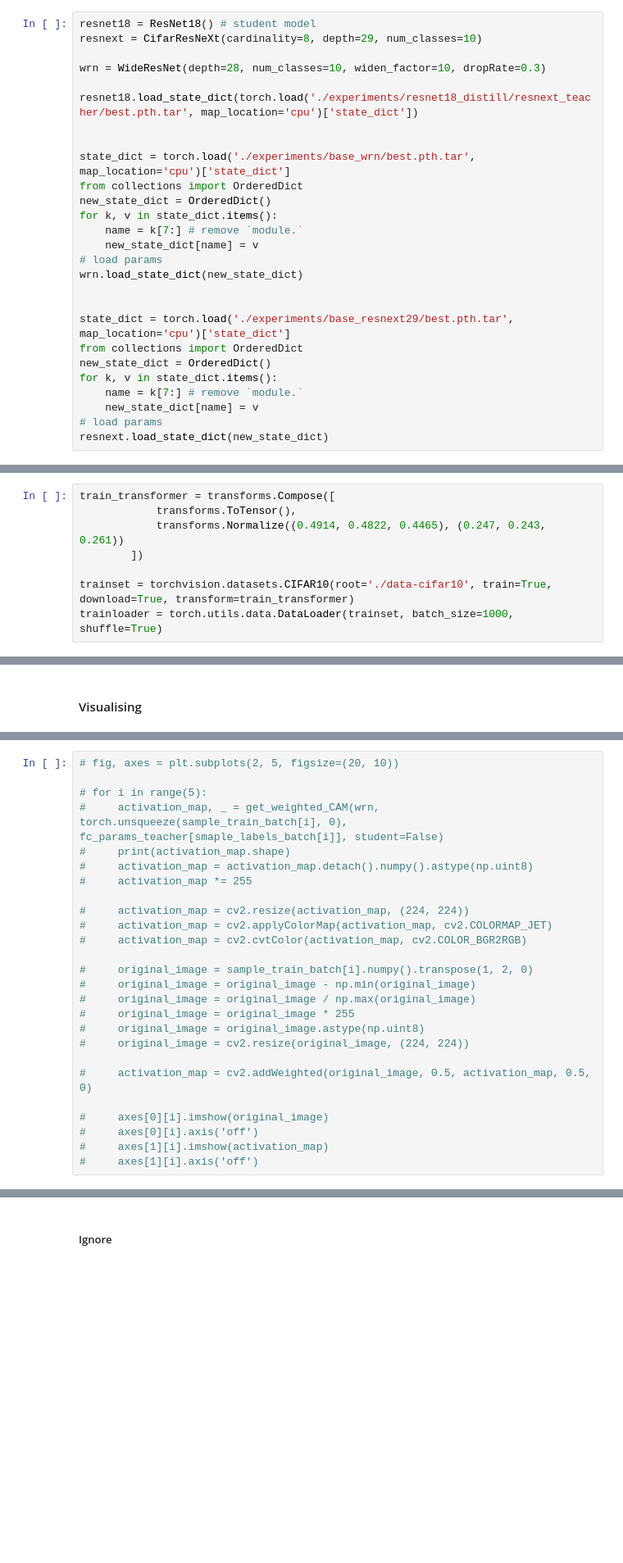
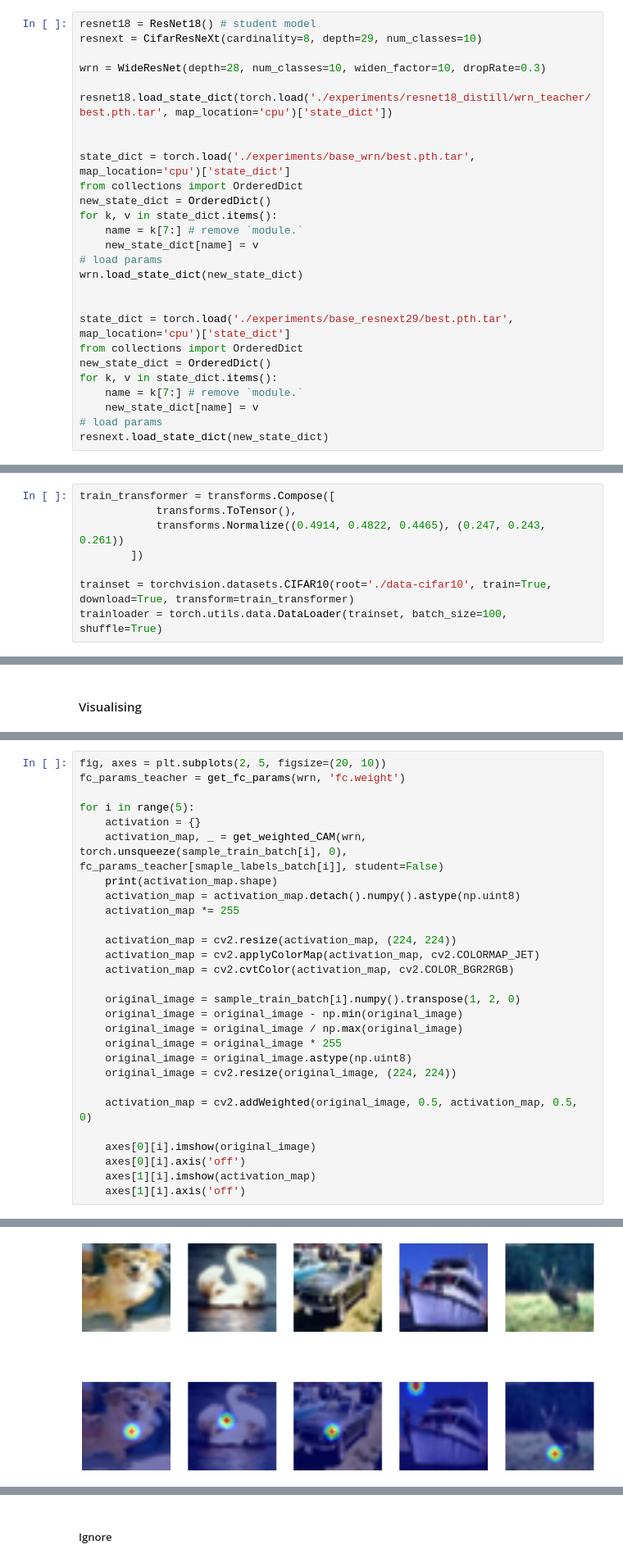
Before and after one commit to Aayush2492/knowledge-distillation-pytorch, a Jupyter notebook: load.ipynb, the cells around one changed output, grey strips where cells are left out. Shown: that part at 82% size. Drawn from its saved outputs; the diff is of its cells as text; blank space fills up the shorter version.

Commit message:
Change model from Resnext to WideResNet

```diff
--- a/load.ipynb
+++ b/load.ipynb
@@ -19,7 +19,7 @@ resnext = CifarResNeXt(cardinality=8, depth=29, num_classes=10)
 
 wrn = WideResNet(depth=28, num_classes=10, widen_factor=10, dropRate=0.3)
 
-resnet18.load_state_dict(torch.load('./experiments/resnet18_distill/resnext_teacher/best.pth.tar', map_location='cpu')['state_dict'])
+resnet18.load_state_dict(torch.load('./experiments/resnet18_distill/wrn_teacher/best.pth.tar', map_location='cpu')['state_dict'])
 
 
 state_dict = torch.load('./experiments/base_wrn/best.pth.tar', map_location='cpu')['state_dict']
@@ -49,7 +49,7 @@ train_transformer = transforms.Compose([
         ])
 
 trainset = torchvision.datasets.CIFAR10(root='./data-cifar10', train=True, download=True, transform=train_transformer)
-trainloader = torch.utils.data.DataLoader(trainset, batch_size=1000, shuffle=True)
+trainloader = torch.utils.data.DataLoader(trainset, batch_size=100, shuffle=True)
 # %% [output]
 Files already downloaded and verified
 # %%
@@ -265,26 +270,29 @@ For student model, Mean Final ADCC values:  1.482402559243952
 # %%
-# fig, axes = plt.subplots(2, 5, figsize=(20, 10))
+fig, axes = plt.subplots(2, 5, figsize=(20, 10))
+fc_params_teacher = get_fc_params(wrn, 'fc.weight')
 
-# for i in range(5):
-#     activation_map, _ = get_weighted_CAM(wrn, torch.unsqueeze(sample_train_batch[i], 0), fc_params_teacher[smaple_labels_batch[i]], student=False)
-#     print(activation_map.shape)
-#     activation_map = activation_map.detach().numpy().astype(np.uint8)
-#     activation_map *= 255
+for i in range(5):
+    activation = {}
+    activation_map, _ = get_weighted_CAM(wrn, torch.unsqueeze(sample_train_batch[i], 0), fc_params_teacher[smaple_labels_batch[i]], student=False)
+    print(activation_map.shape)
+    activation_map = activation_map.detach().numpy().astype(np.uint8)
+    activation_map *= 255
 
-#     activation_map = cv2.resize(activation_map, (224, 224))
-#     activation_map = cv2.applyColorMap(activation_map, cv2.COLORMAP_JET)
-#     activation_map = cv2.cvtColor(activation_map, cv2.COLOR_BGR2RGB)
+    activation_map = cv2.resize(activation_map, (224, 224))
+    activation_map = cv2.applyColorMap(activation_map, cv2.COLORMAP_JET)
+    activation_map = cv2.cvtColor(activation_map, cv2.COLOR_BGR2RGB)
 
-#     original_image = sample_train_batch[i].numpy().transpose(1, 2, 0)
-#     original_image = original_image - np.min(original_image)
-#     original_image = original_image / np.max(original_image)
-#     original_image = original_image * 255
-#     original_image = original_image.astype(np.uint8)
-#     original_image = cv2.resize(original_image, (224, 224))
+    original_image = sample_train_batch[i].numpy().transpose(1, 2, 0)
+    original_image = original_image - np.min(original_image)
+    original_image = original_image / np.max(original_image)
+    original_image = original_image * 255
+    original_image = original_image.astype(np.uint8)
+    original_image = cv2.resize(original_image, (224, 224))
 
-#     activation_map = cv2.addWeighted(original_image, 0.5, activation_map, 0.5, 0)
+    activation_map = cv2.addWeighted(original_image, 0.5, activation_map, 0.5, 0)
 
-#     axes[0][i].imshow(original_image)
-#     axes[0][i].axis('off')
-#     axes[1][i].imshow(activation_map)
-#     axes[1][i].axis('off')
+    axes[0][i].imshow(original_image)
+    axes[0][i].axis('off')
+    axes[1][i].imshow(activation_map)
+    axes[1][i].axis('off')
+# %% [output]
@@ -291,3 +304,4 @@ For student model, Mean Final ADCC values:  1.482402559243952
+[figure, added]
 # %%
 # fig, axes = plt.subplots(2, 5, figsize=(20, 10))
 
```
Also changed, not shown: parts of 10 cells of this notebook.
